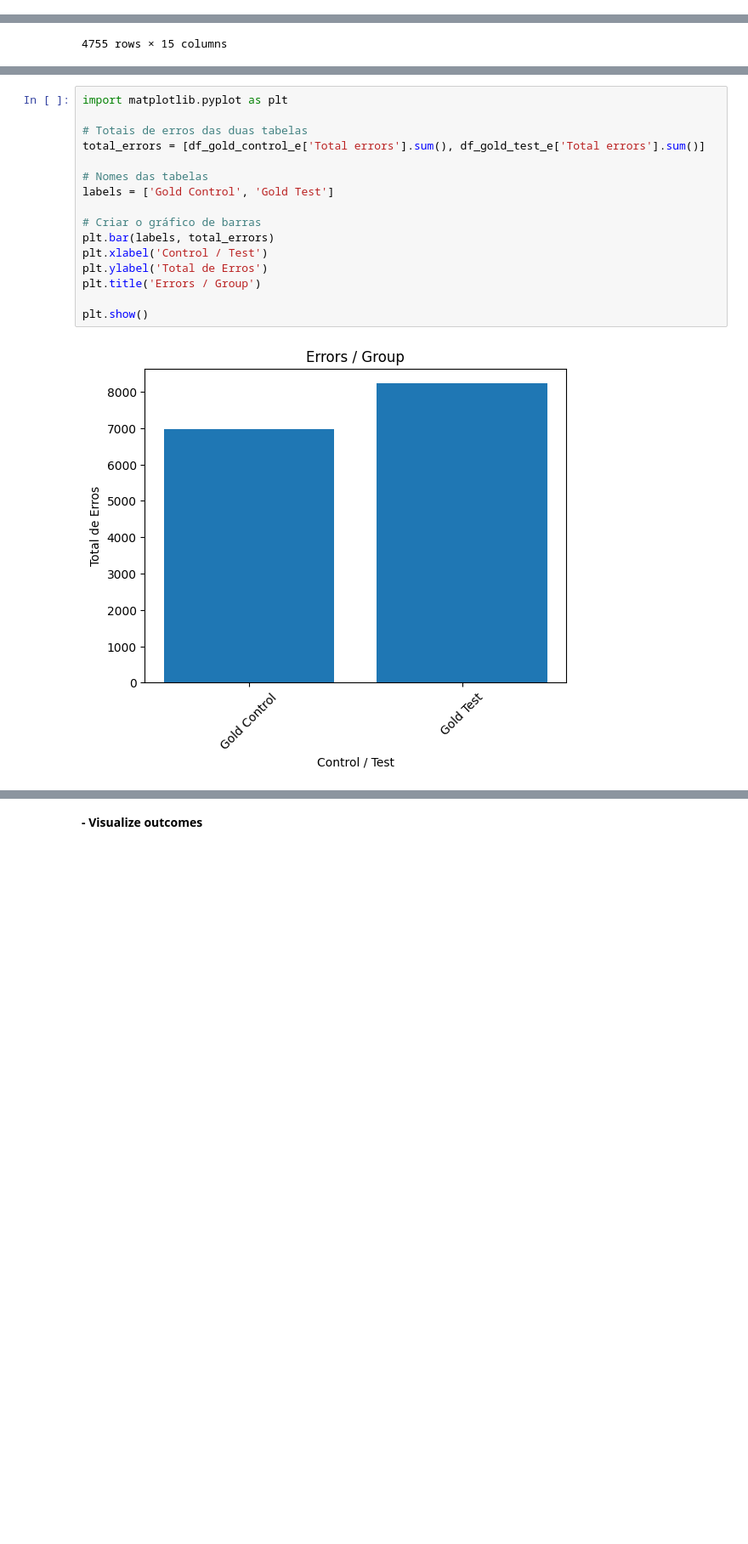
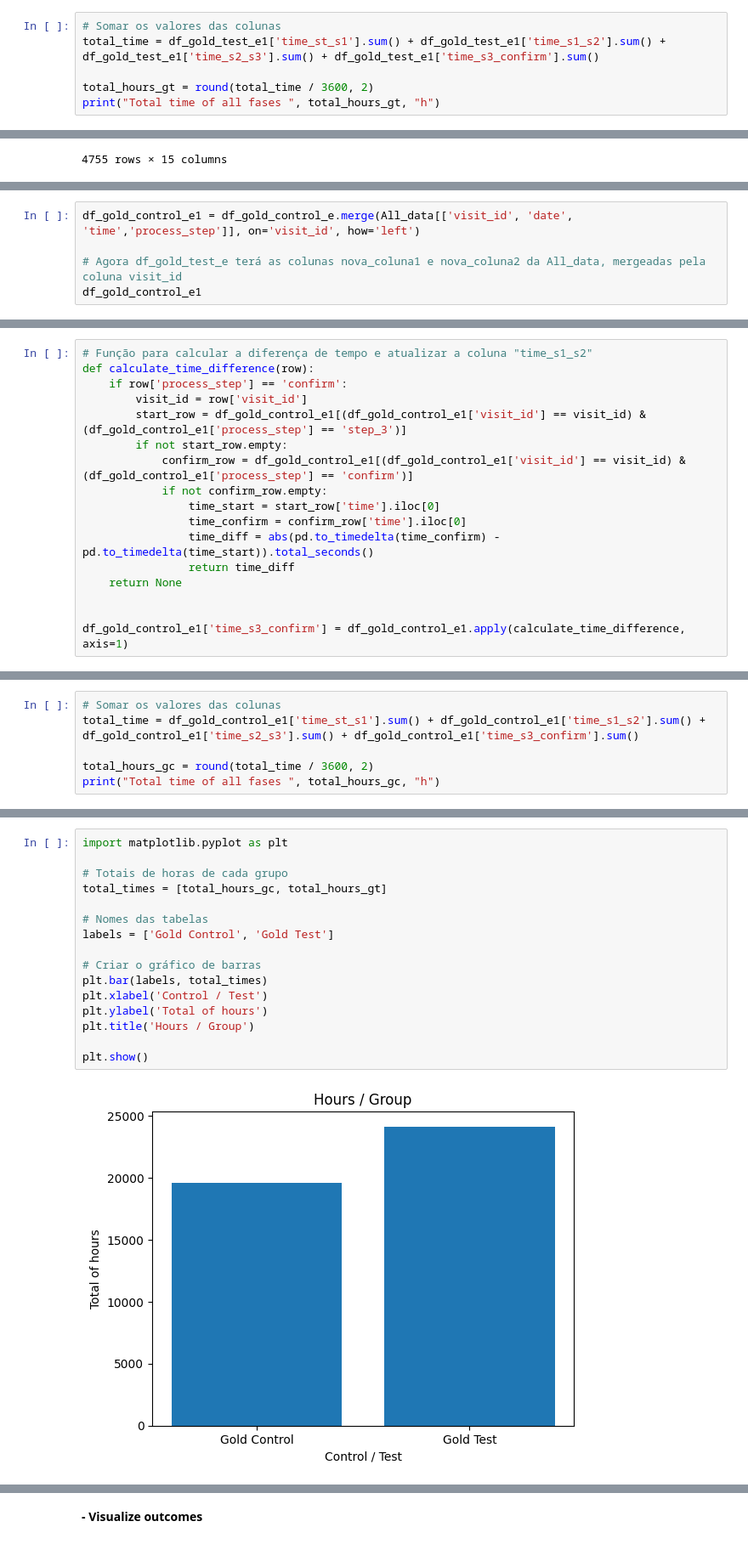
Before and after one commit to pmarquespt/Proj_5_Group_6_pat_gui, a Jupyter notebook: analysis and visualization/3_3_working data_Hypothesis_Testing_time.ipynb, the cells around one changed output, grey strips where cells are left out. Shown at 85% size. Cells and saved outputs as stored; diff of their text form; blank space fills up the shorter version.

```diff
--- a/analysis and visualization/3_3_working data_Hypothesis_Testing_time.ipynb
+++ b/analysis and visualization/3_3_working data_Hypothesis_Testing_time.ipynb
@@ -70,0 +239,6 @@ df_gold_test_e
+# %%
+# Somar os valores das colunas
+total_time = df_gold_test_e1['time_st_s1'].sum() + df_gold_test_e1['time_s1_s2'].sum() + df_gold_test_e1['time_s2_s3'].sum() + df_gold_test_e1['time_s3_confirm'].sum()
+
+total_hours_gt = round(total_time / 3600, 2)
+print("Total time of all fases ", total_hours_gt, "h")
@@ -116,0 +265,5 @@ df_gold_control_e['N_er_s3_con'].sum()
+# %%
+df_gold_control_e1 = df_gold_control_e.merge(All_data[['visit_id', 'date', 'time','process_step']], on='visit_id', how='left')
+
+# Agora df_gold_test_e terá as colunas nova_coluna1 e nova_coluna2 da All_data, mergeadas pela coluna visit_id
+df_gold_control_e1
@@ -116,0 +339,17 @@ df_gold_control_e['N_er_s3_con'].sum()
+# %%
+# Função para calcular a diferença de tempo e atualizar a coluna "time_s1_s2"
+def calculate_time_difference(row):
+    if row['process_step'] == 'confirm':
+        visit_id = row['visit_id']
+        start_row = df_gold_control_e1[(df_gold_control_e1['visit_id'] == visit_id) & (df_gold_control_e1['process_step'] == 'step_3')]
+        if not start_row.empty:
+            confirm_row = df_gold_control_e1[(df_gold_control_e1['visit_id'] == visit_id) & (df_gold_control_e1['process_step'] == 'confirm')]
+            if not confirm_row.empty:
+                time_start = start_row['time'].iloc[0]
+                time_confirm = confirm_row['time'].iloc[0]
+                time_diff = abs(pd.to_timedelta(time_confirm) - pd.to_timedelta(time_start)).total_seconds()
+                return time_diff
+    return None
+
+
+df_gold_control_e1['time_s3_confirm'] = df_gold_control_e1.apply(calculate_time_difference, axis=1)
@@ -137,0 +421,6 @@ plt.show()
+# %%
+# Somar os valores das colunas
+total_time = df_gold_control_e1['time_st_s1'].sum() + df_gold_control_e1['time_s1_s2'].sum() + df_gold_control_e1['time_s2_s3'].sum() + df_gold_control_e1['time_s3_confirm'].sum()
+
+total_hours_gc = round(total_time / 3600, 2)
+print("Total time of all fases ", total_hours_gc, "h")
@@ -138,18 +431,18 @@ plt.show()
 # %%
 import matplotlib.pyplot as plt
 
-# Totais de erros das duas tabelas
-total_errors = [df_gold_control_e['Total errors'].sum(), df_gold_test_e['Total errors'].sum()]
+# Totais de horas de cada grupo
+total_times = [total_hours_gc, total_hours_gt]
 
 # Nomes das tabelas
 labels = ['Gold Control', 'Gold Test']
 
 # Criar o gráfico de barras
-plt.bar(labels, total_errors)
+plt.bar(labels, total_times)
 plt.xlabel('Control / Test')
-plt.ylabel('Total de Erros')
-plt.title('Errors / Group')
+plt.ylabel('Total of hours')
+plt.title('Hours / Group')
 
 plt.show()
 # %% [output]
-[figure, old version]
+[figure, new version]
```
Also changed, not shown: parts of 40 cells of this notebook.
